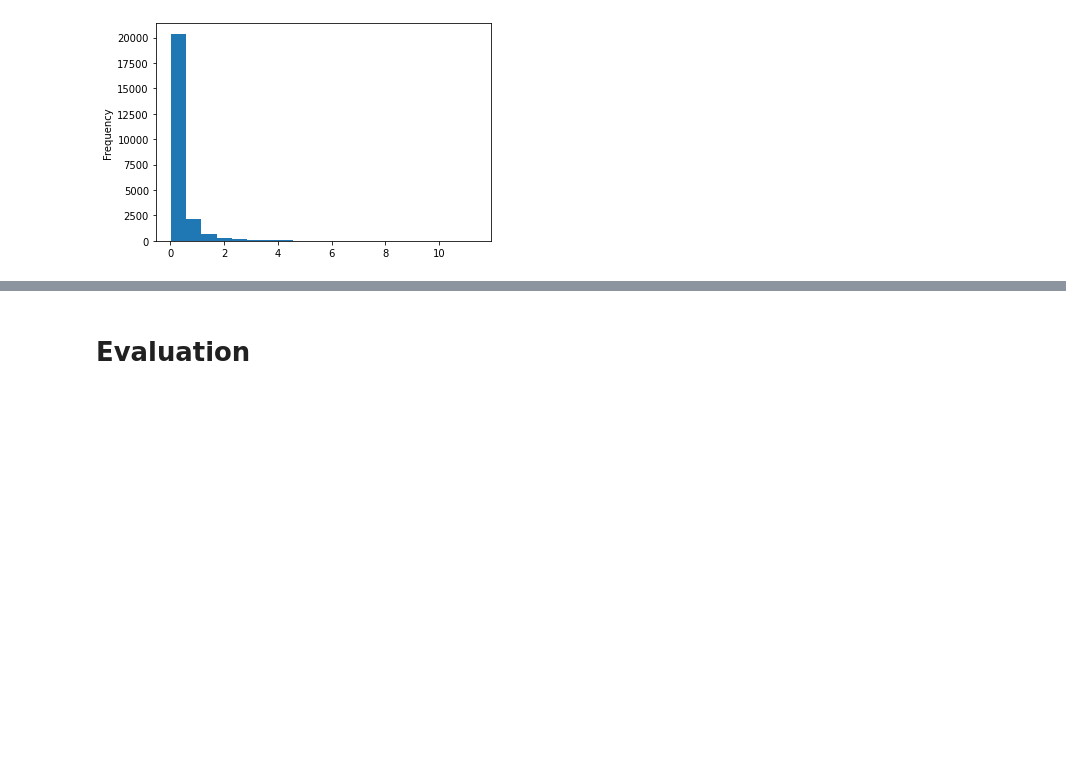
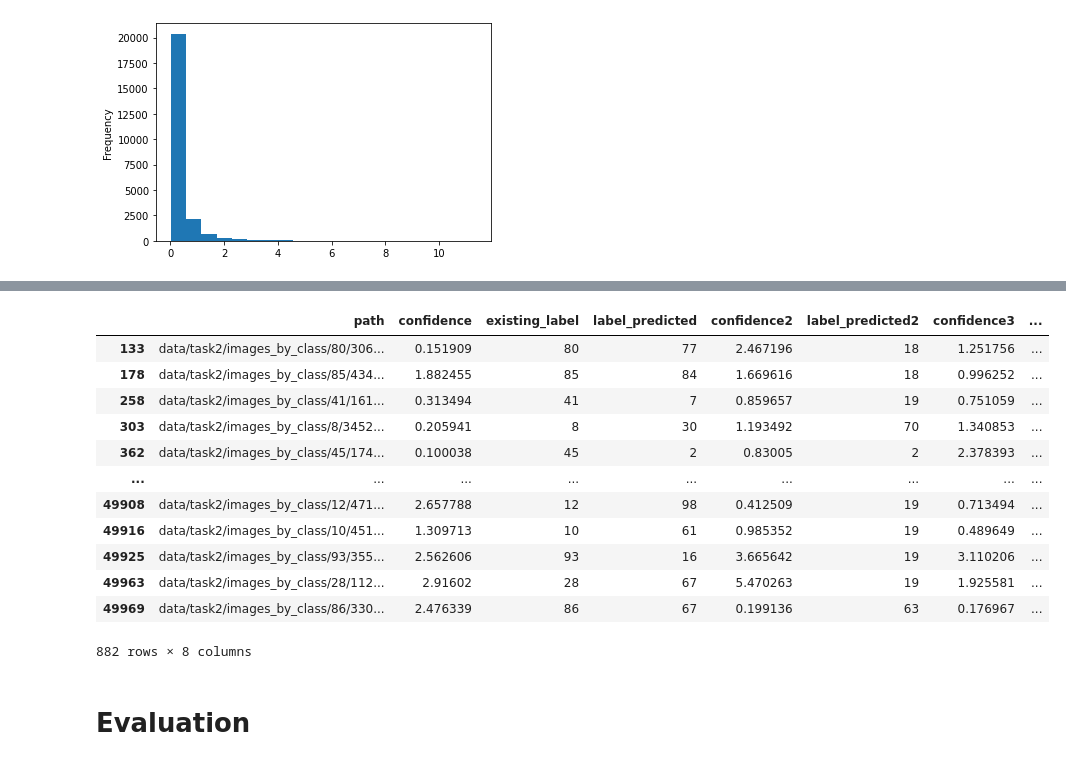
Before and after one commit to TruscaPetre/AAIT-Nosy-Missing-Labels, a Jupyter notebook: tutorial colab noisy labels.ipynb, the cells around one changed output, grey strips where cells are left out. Drawn from its saved outputs; the diff is of its cells as text; code cells hidden in the pictures; blank space fills up the shorter version.

```diff
--- a/tutorial colab noisy labels.ipynb
+++ b/tutorial colab noisy labels.ipynb
@@ -1713,3 +1747,24 @@ df_correct_1['path'] = df_correct_1['path'].apply(lambda x: x[0])
+# %%
+next = merge_df[(merge_df['label_predicted3'] == merge_df['label_predicted2']) +
+         (merge_df['label_predicted'] == merge_df['label_predicted2'])
+         ]
+# %%
+df_merge_correct = next[next['confidence']>0.1][next['confidence2']>0.1][next['confidence3']>0.1]
+display(df_merge_correct)
+# %% [output]
+|  | path | confidence | existing_label | label_predicted | confidence2 | label_predicted2 | confidence3 | ... |
+| 133 | data/task2/images_by_class/80/306... | 0.151909 | 80 | 77 | 2.467196 | 18 | 1.251756 | ... |
+| 178 | data/task2/images_by_class/85/434... | 1.882455 | 85 | 84 | 1.669616 | 18 | 0.996252 | ... |
+| 258 | data/task2/images_by_class/41/161... | 0.313494 | 41 | 7 | 0.859657 | 19 | 0.751059 | ... |
+| 303 | data/task2/images_by_class/8/3452... | 0.205941 | 8 | 30 | 1.193492 | 70 | 1.340853 | ... |
+| 362 | data/task2/images_by_class/45/174... | 0.100038 | 45 | 2 | 0.83005 | 2 | 2.378393 | ... |
+| ... | ... | ... | ... | ... | ... | ... | ... | ... |
+| 49908 | data/task2/images_by_class/12/471... | 2.657788 | 12 | 98 | 0.412509 | 19 | 0.713494 | ... |
+| 49916 | data/task2/images_by_class/10/451... | 1.309713 | 10 | 61 | 0.985352 | 19 | 0.489649 | ... |
+| 49925 | data/task2/images_by_class/93/355... | 2.562606 | 93 | 16 | 3.665642 | 19 | 3.110206 | ... |
+| 49963 | data/task2/images_by_class/28/112... | 2.91602 | 28 | 67 | 5.470263 | 19 | 1.925581 | ... |
+| 49969 | data/task2/images_by_class/86/330... | 2.476339 | 86 | 67 | 0.199136 | 63 | 0.176967 | ... |
+882 rows × 8 columns
 # %% [markdown]
 # Evaluation
 # %% [markdown]
```
Also changed, not shown: parts of 11 cells of this notebook.
